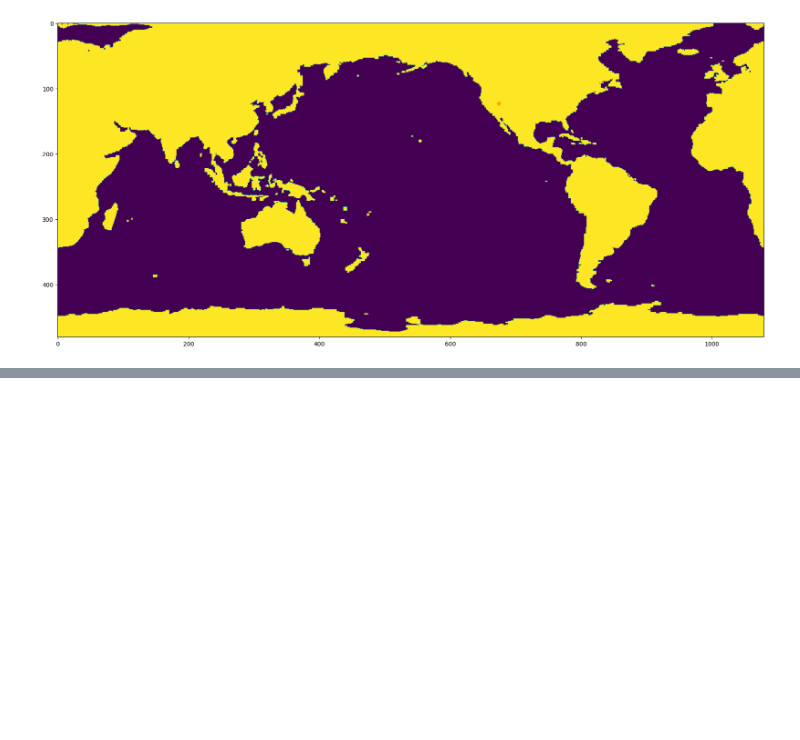
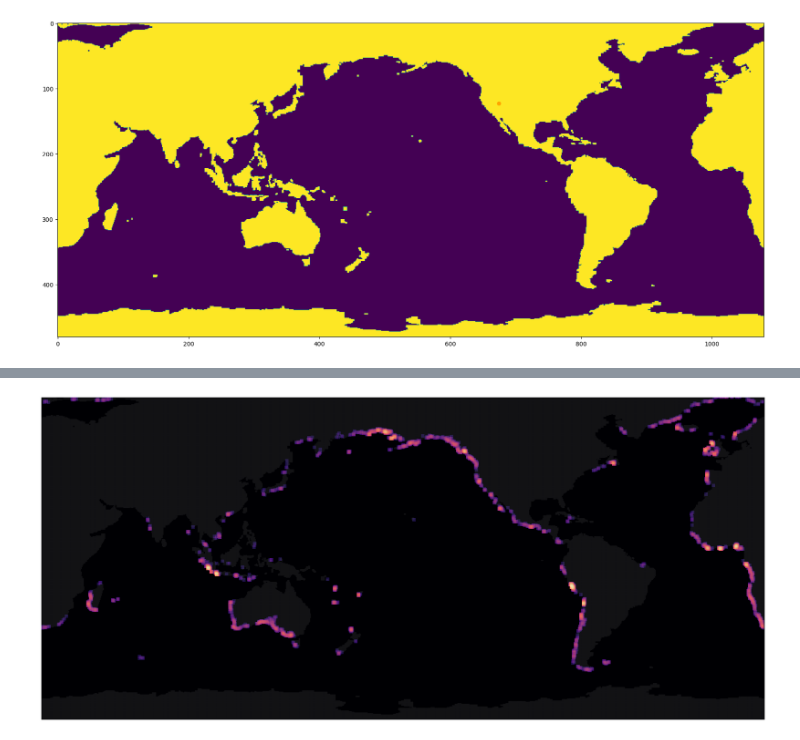
Before and after one commit to adarshramiyer/oceans, a Jupyter notebook: python/combined_forecasting.ipynb, the cells around one changed output, grey strips where cells are left out. Saved outputs shown, nothing was run; the diff lists cells and outputs as text; code cells hidden in the pictures; blank space fills up the shorter version.

```diff
--- a/python/combined_forecasting.ipynb
+++ b/python/combined_forecasting.ipynb
@@ -310,0 +312,11 @@ path 9
+# %%
+fig, ax = plt.subplots(1, figsize=(21.6, 9.82))
+ax.scatter(land_x, land_y, c='gray', s=0.01)
+ax.imshow(coastal_prev+1000)
+ax.set_axis_off()
+plt.subplots_adjust(top = 1, bottom = 0, right = 1, left = 0,
+            hspace = 0, wspace = 0)
+plt.margins(0, 0)
+plt.savefig('normal_1000_coastal_incidence.jpg')
+# %% [output]
+[figure, added]
```
Also changed, not shown: parts of 1 cell of this notebook, 3 other files.
